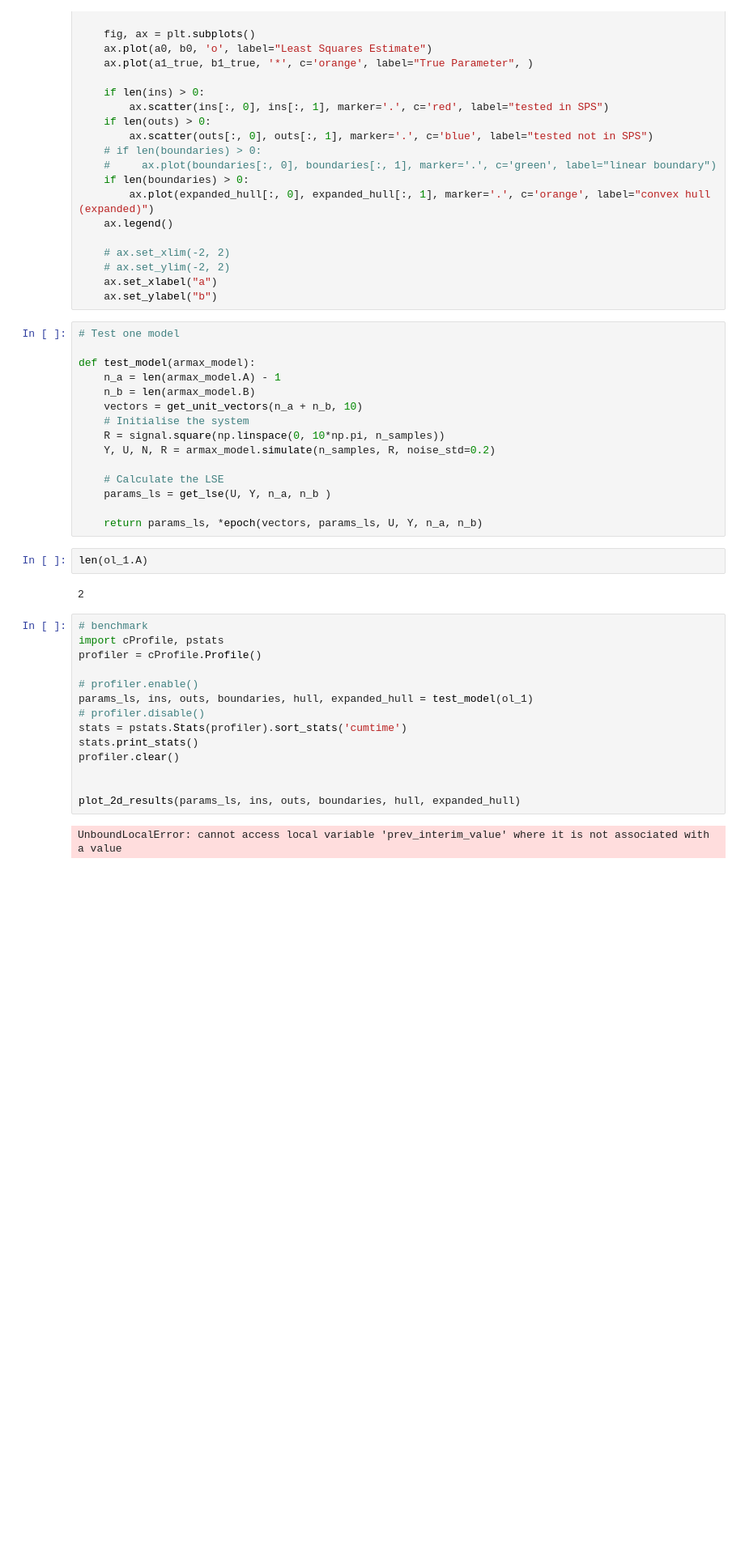
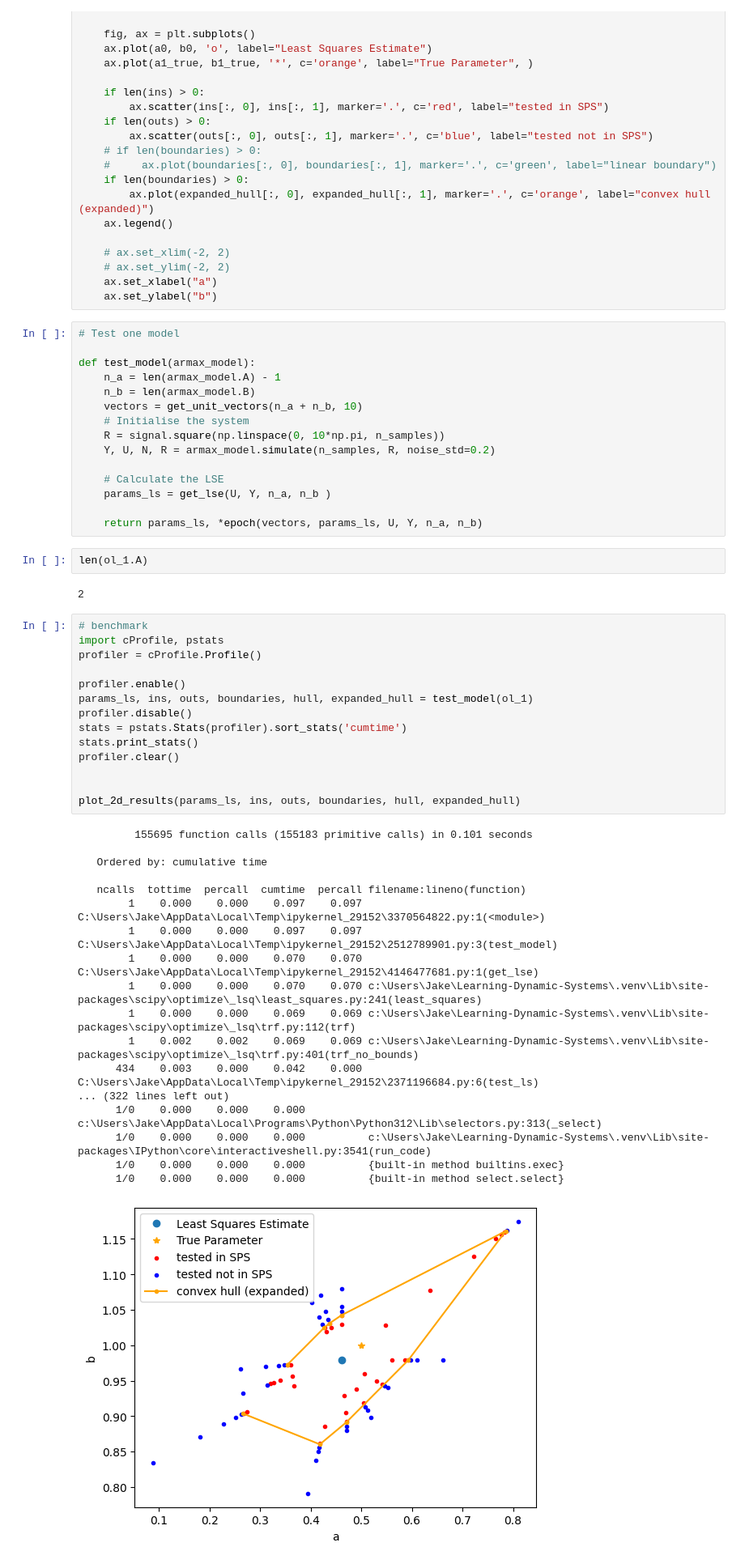
Before and after one commit to Muckthebuck/Learning-Dynamic-Systems, a Jupyter notebook: search/notebooks/smart_search_2d.ipynb, the cells around one changed output. Shown at 81% size. Drawn from its saved outputs; the diff is of its cells as text; blank space fills up the shorter version.

```diff
--- a/search/notebooks/smart_search_2d.ipynb
+++ b/search/notebooks/smart_search_2d.ipynb
@@ -363,16 +363,33 @@ len(ol_1.A)
 # %%
 # benchmark
 import cProfile, pstats
 profiler = cProfile.Profile()
 
-# profiler.enable()
+profiler.enable()
 params_ls, ins, outs, boundaries, hull, expanded_hull = test_model(ol_1)
-# profiler.disable()
+profiler.disable()
 stats = pstats.Stats(profiler).sort_stats('cumtime')
 stats.print_stats()
 profiler.clear()
 
 
 plot_2d_results(params_ls, ins, outs, boundaries, hull, expanded_hull)
 # %% [output]
-UnboundLocalError: cannot access local variable 'prev_interim_value' where it is not associated with a value
+         155695 function calls (155183 primitive calls) in 0.101 seconds
+
+   Ordered by: cumulative time
+
+   ncalls  tottime  percall  cumtime  percall filename:lineno(function)
+        1    0.000    0.000    0.097    0.097 C:\Users\Jake\AppData\Local\Temp\ipykernel_29152\3370564822.py:1(<module>)
+        1    0.000    0.000    0.097    0.097 C:\Users\Jake\AppData\Local\Temp\ipykernel_29152\2512789901.py:3(test_model)
+        1    0.000    0.000    0.070    0.070 C:\Users\Jake\AppData\Local\Temp\ipykernel_29152\4146477681.py:1(get_lse)
+        1    0.000    0.000    0.070    0.070 c:\Users\Jake\Learning-Dynamic-Systems\.venv\Lib\site-packages\scipy\optimize\_lsq\least_squares.py:241(least_squares)
+        1    0.000    0.000    0.069    0.069 c:\Users\Jake\Learning-Dynamic-Systems\.venv\Lib\site-packages\scipy\optimize\_lsq\trf.py:112(trf)
+        1    0.002    0.002    0.069    0.069 c:\Users\Jake\Learning-Dynamic-Systems\.venv\Lib\site-packages\scipy\optimize\_lsq\trf.py:401(trf_no_bounds)
+      434    0.003    0.000    0.042    0.000 C:\Users\Jake\AppData\Local\Temp\ipykernel_29152\2371196684.py:6(test_ls)
+... (322 lines left out)
+      1/0    0.000    0.000    0.000          c:\Users\Jake\AppData\Local\Programs\Python\Python312\Lib\selectors.py:313(_select)
+      1/0    0.000    0.000    0.000          c:\Users\Jake\Learning-Dynamic-Systems\.venv\Lib\site-packages\IPython\core\interactiveshell.py:3541(run_code)
+      1/0    0.000    0.000    0.000          {built-in method builtins.exec}
+      1/0    0.000    0.000    0.000          {built-in method select.select}
+[figure, added]
```
Also changed, not shown: parts of 3 cells of this notebook.
